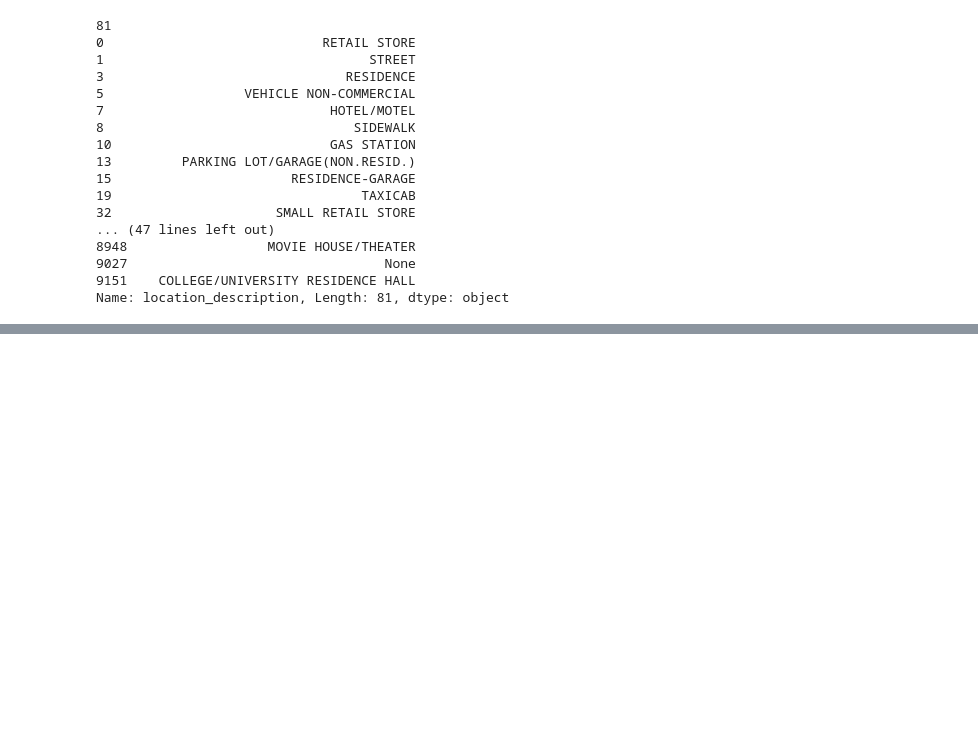
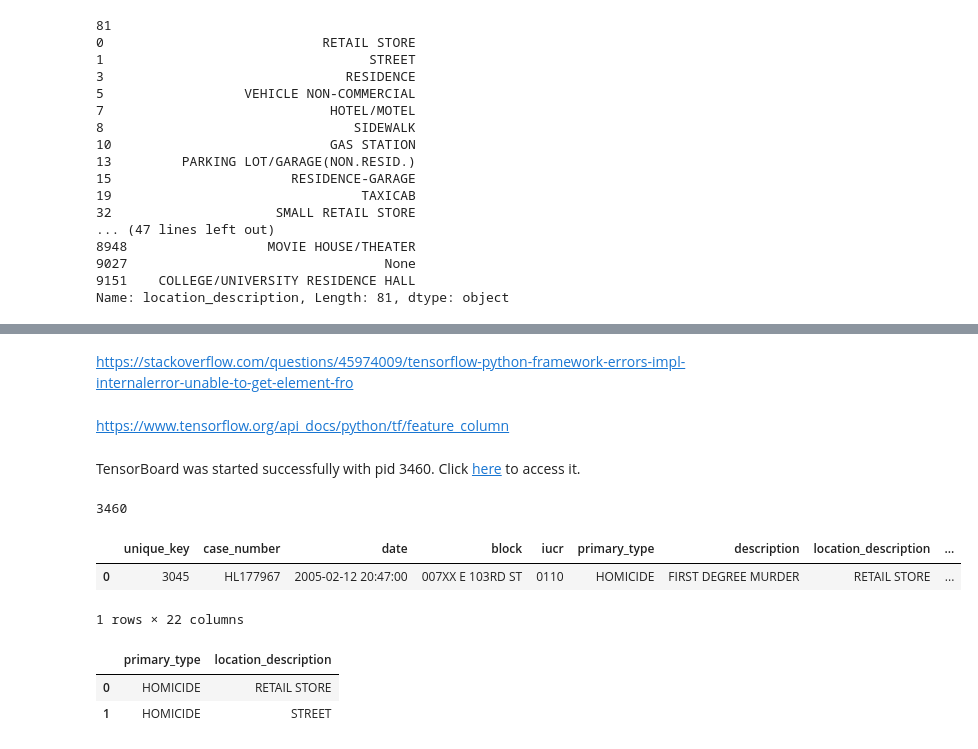
Before and after one commit to kojnp/PythonNotebooks, a Jupyter notebook: Andrei - Chicago Crime exploration.ipynb, the cells around one changed output, grey strips where cells are left out. Drawn from its saved outputs; the diff is of its cells as text; code cells hidden in the pictures; blank space fills up the shorter version.

```diff
--- a/Andrei - Chicago Crime exploration.ipynb
+++ b/Andrei - Chicago Crime exploration.ipynb
@@ -379,0 +569,4 @@ We could first test a simple ML model: given primary_type, location_description
+# %% [markdown]
+https://stackoverflow.com/questions/45974009/tensorflow-python-framework-errors-impl-internalerror-unable-to-get-element-fro
+# %% [markdown]
+https://www.tensorflow.org/api_docs/python/tf/feature_column
@@ -379,0 +585,22 @@ We could first test a simple ML model: given primary_type, location_description
+# %%
+############################## THIS
+# Launch tensorboard
+from google.datalab.ml import TensorBoard
+
+OUTDIR = './trained_model'
+TensorBoard().start(OUTDIR)
+# %% [output]
+TensorBoard was started successfully with pid 3460. Click here to access it.
+3460
+# %%
+traindf.head(1)
+# %% [output]
+|  | unique_key | case_number | date | block | iucr | primary_type | description | location_description | ... |
+| 0 | 3045 | HL177967 | 2005-02-12 20:47:00 | 007XX E 103RD ST | 0110 | HOMICIDE | FIRST DEGREE MURDER | RETAIL STORE | ... |
+1 rows × 22 columns
+# %%
+traindf[['primary_type','location_description']].head(2)
+# %% [output]
+|  | primary_type | location_description |
+| 0 | HOMICIDE | RETAIL STORE |
+| 1 | HOMICIDE | STREET |
```
Also changed, not shown: parts of 67 cells of this notebook, 1 other file.
